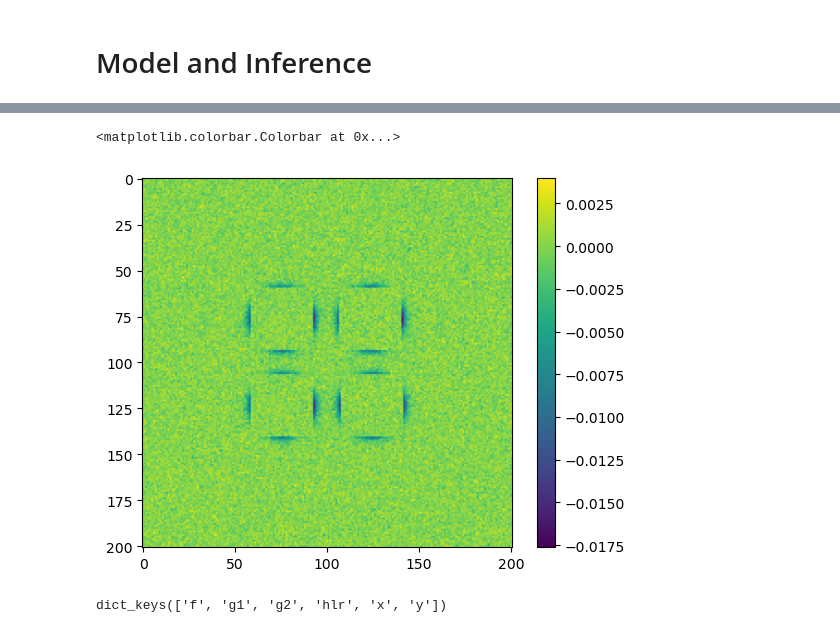
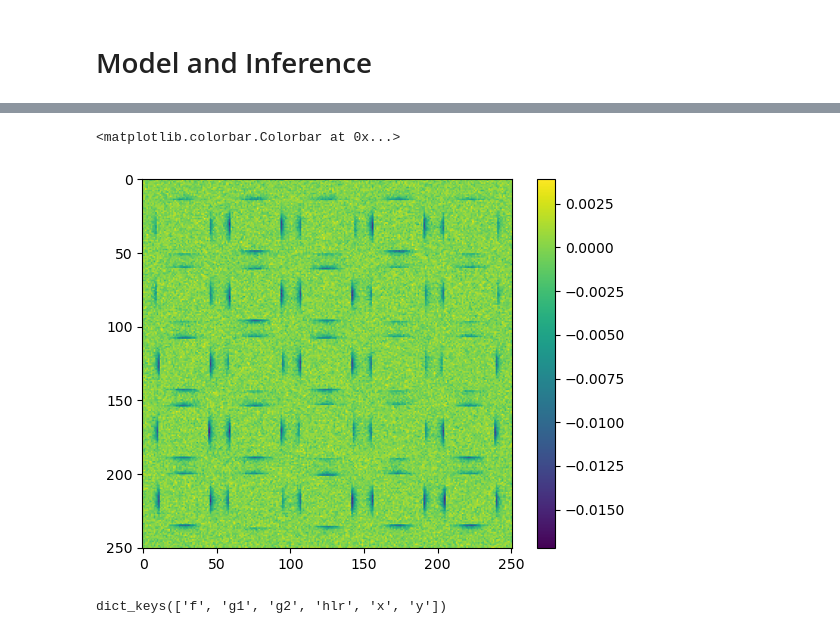
Before and after one commit to LSSTDESC/BPD, a Jupyter notebook: fit-cells-jax.ipynb, the cells around one changed output, grey strips where cells are left out. Cells and saved outputs as stored; diff of their text form; code cells hidden in the pictures.

```diff
--- a/fit-cells-jax.ipynb
+++ b/fit-cells-jax.ipynb
@@ -77,8 +77,12 @@ def get_coadd_center_gs_pos(coadd_wcs, coadd_bbox):
 # %%
 seed = 8312
 rng = np.random.RandomState(seed)
-# coadd_dim = 251
-COADD_DIM = 201
+COADD_DIM = 251
+N_OBJECTS = 25
+# COADD_DIM = 231
+# N_OBJECTS = 16
+# COADD_DIM = 201
+# N_OBJECTS = 4
 PSF_DIM = 51
 bands = ['i']
 NOISE_FACTOR = 1e-3
@@ -333,7 +356,7 @@ def draw_model(xs, ys, hlrs, fluxes, g1, g2):
 
     psf_gs_no_pix = galaxim.Gaussian(fwhm=FIXED_PSF_FWHM)
     image = galaxim.Image(COADD_DIM, COADD_DIM, scale=SCALE)
-    for ii in range(4):
+    for ii in range(N_OBJECTS):
         shift = lists['shifts'][ii]#arcsec
         shift = shift.shear(galsim.Shear(g1=0.02, g2=0.))
         pos = shift / SCALE
@@ -370,25 +393,25 @@ def prob_model(y=None):
 TRUTH_IMAGE = mb_coadd['mbexp']['i'].image.array
 # %%
 # truth check?
-xs = jnp.zeros(4)
-ys = jnp.zeros(4)
-hlrs = jnp.array([0.5, 0.5, 0.5, 0.5])
-fluxes = jnp.array([lists['objlist'][0].flux]*4)
+xs = jnp.zeros(N_OBJECTS)
+ys = jnp.zeros(N_OBJECTS)
+hlrs = jnp.array([0.5]*N_OBJECTS)
+fluxes = jnp.array([lists['objlist'][0].flux]*N_OBJECTS)
 g1 = jnp.array([0.02])
 g2 = jnp.array([0.00])
 arr = draw_model(xs, ys, hlrs, fluxes, g1, g2)
 plt.imshow(TRUTH_IMAGE - arr)
 
 # fig, axes = plt.subplots(1, 3, figsize=(11, 5))
 # axes[0].imshow(TRUTH_IMAGE)
 # axes[1].imshow(arr)
 # axes[2].imshow(TRUTH_IMAGE - arr)
 
 # axes[0].plot(obj_x-1, obj_y-1, 'r+')
 # axes[1].plot(obj_x-1, obj_y-1, 'r+')
 plt.colorbar()
 # %% [output]
 <matplotlib.colorbar.Colorbar at 0x...>
-[figure, old version]
+[figure, new version]
 # %%
 nuts_kernel = NUTS(prob_model, max_tree_depth=10)
```
Also changed, not shown: parts of 12 cells of this notebook.
